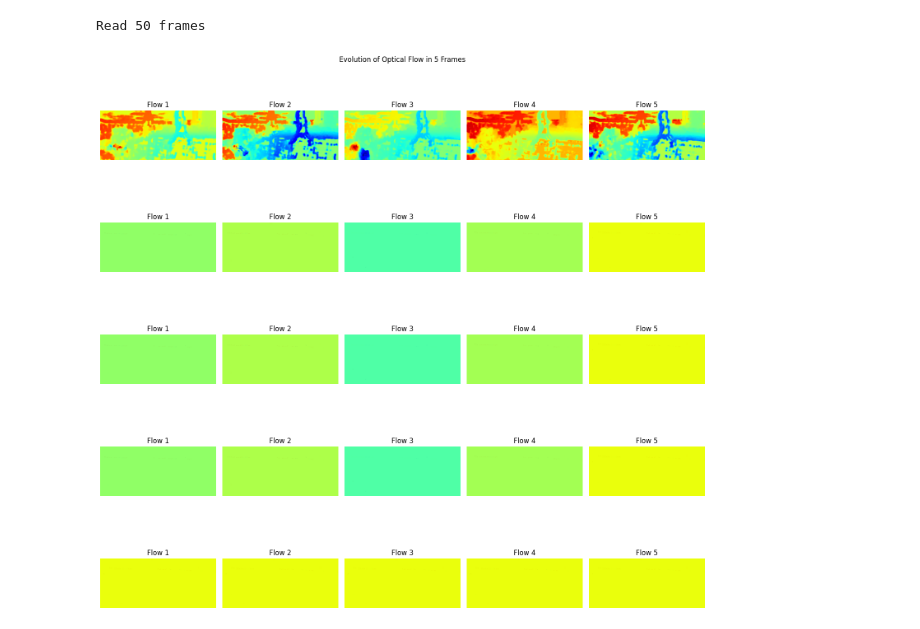
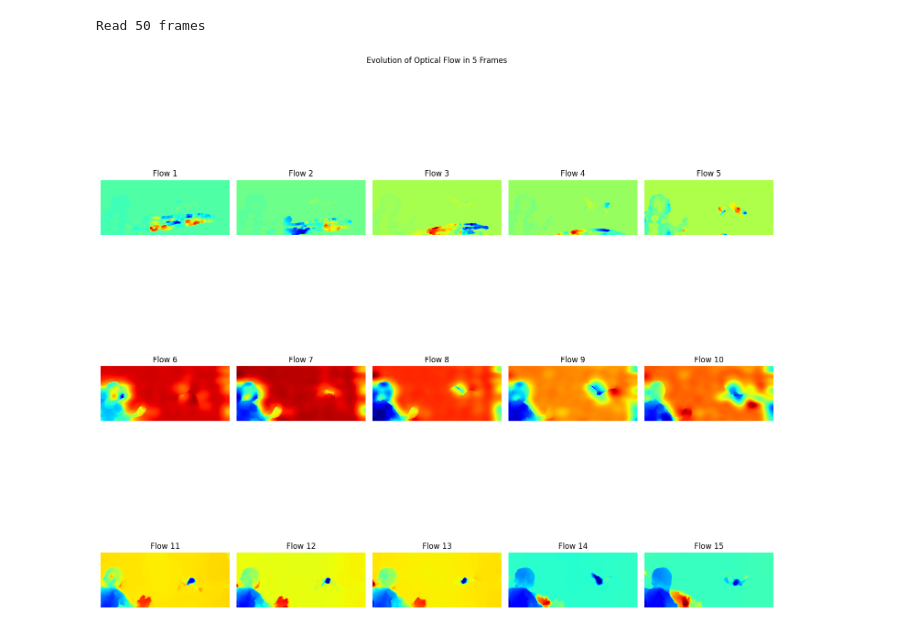
Before and after one commit to NotTheStallion/dense-optical-flow, a Jupyter notebook: demo.ipynb, the cells around one changed output. Cells and saved outputs as stored; diff of their text form; code cells hidden in the pictures.

Commit message:
Fixing demo for viz flows

```diff
--- a/demo.ipynb
+++ b/demo.ipynb
@@ -3,5 +4,5 @@ from optical_flow import *
 # %%
-directory = 'MPI-Sintel-complete/training/clean/temple_2'
+directory = 'MPI-Sintel_selection/training/clean/temple_3'
 frames = read_frames(directory)
 print(f"Read {len(frames)} frames")
 # %% [output]
@@ -9,25 +10,26 @@ Read 50 frames
 # %%
 import matplotlib.pyplot as plt
 
-fig, axes = plt.subplots(5, 5, figsize=(15, 15))
+fig, axes = plt.subplots(3, 5, figsize=(15, 15))
 
-for row in range(5):
+for row in range(3):
     for col in range(5):
-        if col + row * 5 < len(frames) - 1:
-            frame1 = frames[col]
-            frame2 = frames[col+1]
+        idx = col + row * 5
+        if idx < len(frames) - 1:
+            frame1 = frames[idx]
+            frame2 = frames[idx + 1]
             if row == 0:
-                flow = compute_optical_flow(frame1, frame2)
-            elif row==1:
-                flow = compute_optical_flow_lk(frame1, frame2)
-            elif row==2:
-                flow = compute_optical_flow_lk(frame1, frame2)
+                flow = farneback_optical_flow(frame1, frame2)
+            elif row == 1:
+                flow = pcaflow_optical_flow(frame1, frame2)
+            elif row == 2:
+                flow = deepflow_optical_flow(frame1, frame2)
             axes[row, col].imshow(flow[..., 0], cmap='jet')
             axes[row, col].axis('off')
-            axes[row, col].set_title(f'Flow {col + 1}')
+            axes[row, col].set_title(f'Flow {idx + 1}')
 
 plt.suptitle('Evolution of Optical Flow in 5 Frames')
 plt.tight_layout()
 plt.show()
 # %% [output]
-[figure, old version]
+[figure, new version]
```
Also changed, not shown: parts of 1 cell of this notebook.
